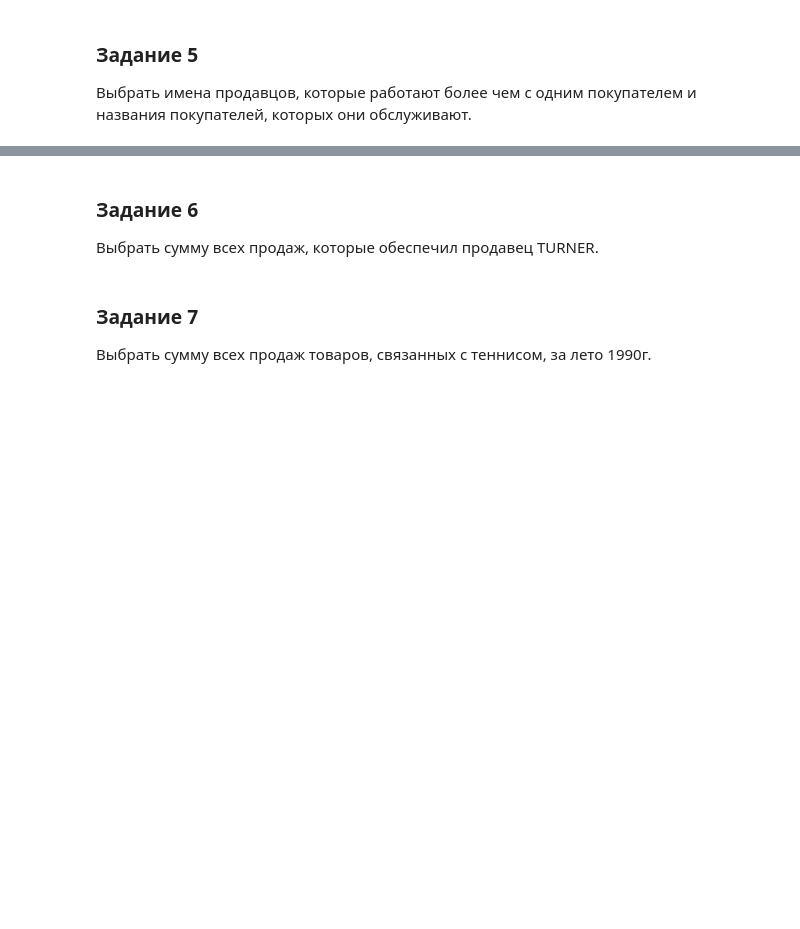
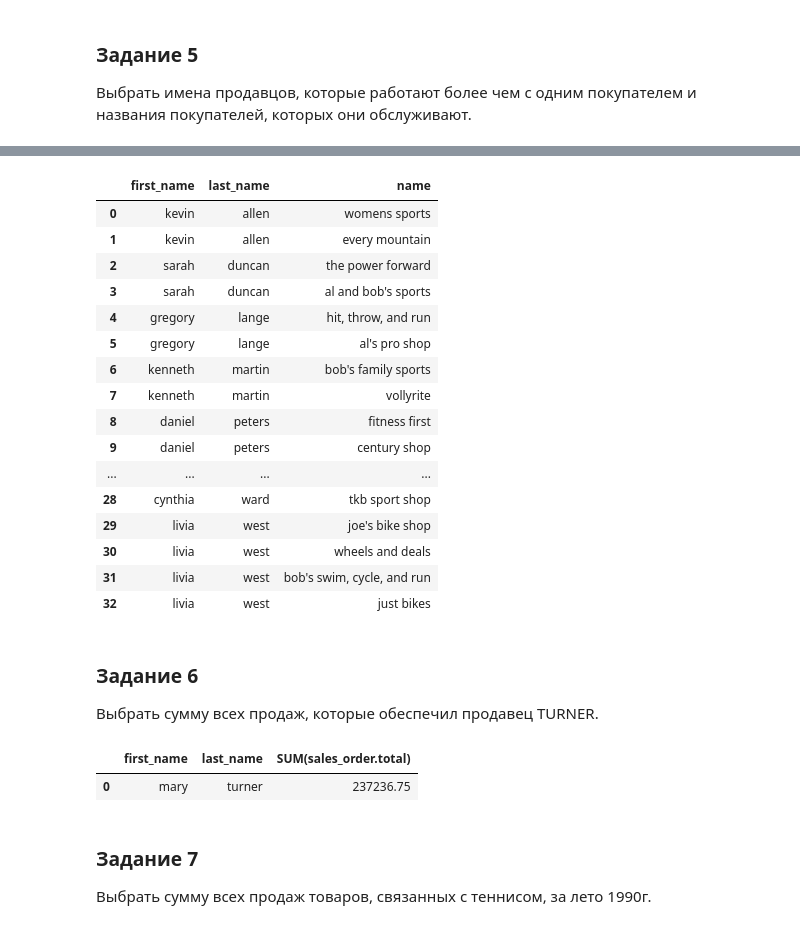
Before and after one commit to theysee/sberbank_reboot, a Jupyter notebook: Поток_3_Практика_к_занятию_5.ipynb, the cells around one changed output, grey strips where cells are left out. Cells and saved outputs as stored; diff of their text form; code cells hidden in the pictures; blank space fills up the shorter version.

```diff
--- a/Поток_3_Практика_к_занятию_5.ipynb
+++ b/Поток_3_Практика_к_занятию_5.ipynb
@@ -196,6 +203,56 @@ pd.read_sql_query('''
+# %%
+pd.read_sql_query('''
+  SELECT
+    employee.first_name,
+    employee.last_name,
+    customer.name
+  FROM
+    employee,
+    customer
+  WHERE
+    employee.employee_id=customer.salesperson_id
+  ORDER BY
+    employee.last_name
+''', conn)
+# %% [output]
+|  | first_name | last_name | name |
+| 0 | kevin | allen | womens sports |
+| 1 | kevin | allen | every mountain |
+| 2 | sarah | duncan | the power forward |
+| 3 | sarah | duncan | al and bob's sports |
+| 4 | gregory | lange | hit, throw, and run |
+| 5 | gregory | lange | al's pro shop |
+| 6 | kenneth | martin | bob's family sports |
+| 7 | kenneth | martin | vollyrite |
+| 8 | daniel | peters | fitness first |
+| 9 | daniel | peters | century shop |
+| ... | ... | ... | ... |
+| 28 | cynthia | ward | tkb sport shop |
+| 29 | livia | west | joe's bike shop |
+| 30 | livia | west | wheels and deals |
+| 31 | livia | west | bob's swim, cycle, and run |
+| 32 | livia | west | just bikes |
 # %% [markdown]
 ### Задание 6
 Выбрать сумму всех продаж, которые обеспечил продавец TURNER.
+# %%
+pd.read_sql_query('''
+  SELECT
+    employee.first_name,
+    employee.last_name,
+    SUM(sales_order.total)
+  FROM
+    employee,
+    sales_order
+  WHERE
+    last_name = 'turner'
+  GROUP BY
+    employee.first_name,
+    employee.last_name
+''', conn)
+# %% [output]
+|  | first_name | last_name | SUM(sales_order.total) |
+| 0 | mary | turner | 237236.75 |
 # %% [markdown]
 ### Задание 7
 Выбрать сумму всех продаж товаров, связанных с теннисом, за лето 1990г.
```
Also changed, not shown: parts of 4 cells of this notebook.
